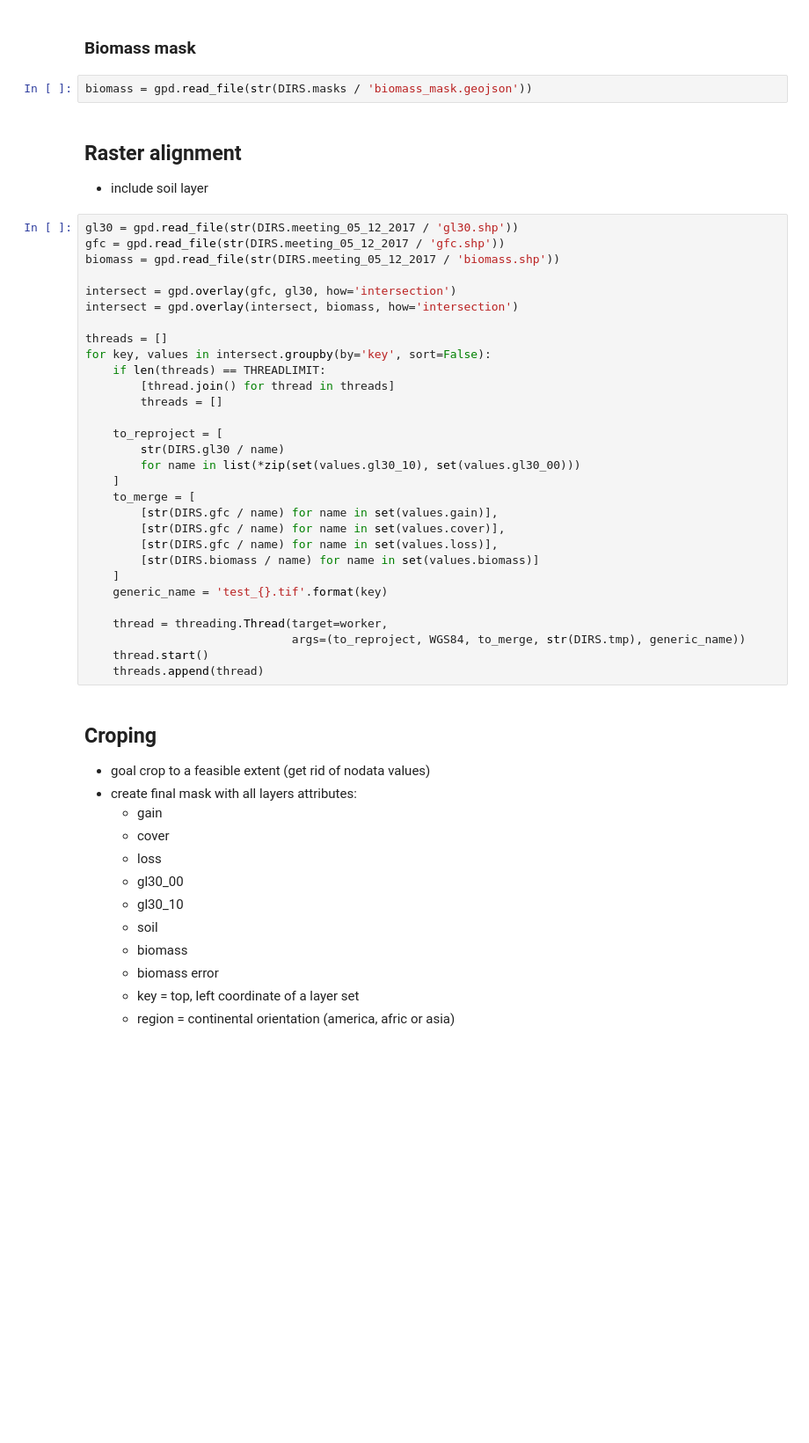
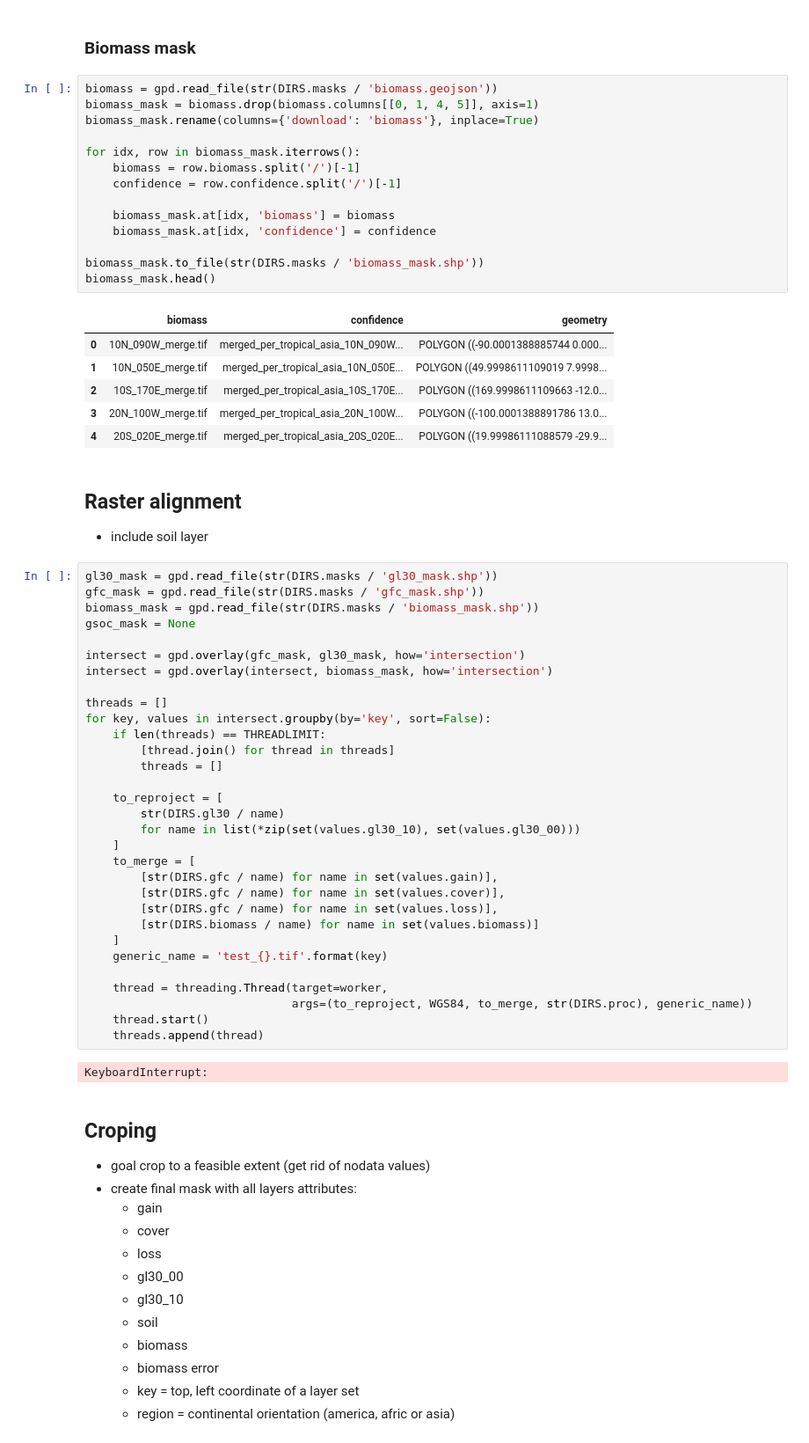
Before and after one commit to l5d1l5/tropicly, a Jupyter notebook: 3 Preprocessing.ipynb, the cells around one changed output. Shown: that part at 88% size. Cells and saved outputs as stored; diff of their text form; blank space fills up the shorter version.

Commit message:
Update biomass mask

```diff
--- a/3 Preprocessing.ipynb
+++ b/3 Preprocessing.ipynb
@@ -517,18 +517,38 @@ gl30_mask.head()
 | 4 | n04_05_2000lc030.tif | n04_05_2010lc030.tif | n04_05 | POLYGON ((-162.0054833302891 10.0... |
 # %% [markdown]
 ### Biomass mask
-# %%
-biomass = gpd.read_file(str(DIRS.masks / 'biomass_mask.geojson'))
+# %%
+biomass = gpd.read_file(str(DIRS.masks / 'biomass.geojson'))
+biomass_mask = biomass.drop(biomass.columns[[0, 1, 4, 5]], axis=1)
+biomass_mask.rename(columns={'download': 'biomass'}, inplace=True)
+
+for idx, row in biomass_mask.iterrows():
+    biomass = row.biomass.split('/')[-1]
+    confidence = row.confidence.split('/')[-1]
+
+    biomass_mask.at[idx, 'biomass'] = biomass
+    biomass_mask.at[idx, 'confidence'] = confidence
+
+biomass_mask.to_file(str(DIRS.masks / 'biomass_mask.shp'))
+biomass_mask.head()
+# %% [output]
+|  | biomass | confidence | geometry |
+| 0 | 10N_090W_merge.tif | merged_per_tropical_asia_10N_090W... | POLYGON ((-90.0001388885744 0.000... |
+| 1 | 10N_050E_merge.tif | merged_per_tropical_asia_10N_050E... | POLYGON ((49.9998611109019 7.9998... |
+| 2 | 10S_170E_merge.tif | merged_per_tropical_asia_10S_170E... | POLYGON ((169.9998611109663 -12.0... |
+| 3 | 20N_100W_merge.tif | merged_per_tropical_asia_20N_100W... | POLYGON ((-100.0001388891786 13.0... |
+| 4 | 20S_020E_merge.tif | merged_per_tropical_asia_20S_020E... | POLYGON ((19.99986111088579 -29.9... |
 # %% [markdown]
 ## Raster alignment
 - include soil layer
 # %%
-gl30 = gpd.read_file(str(DIRS.meeting_05_12_2017 / 'gl30.shp'))
-gfc = gpd.read_file(str(DIRS.meeting_05_12_2017 / 'gfc.shp'))
-biomass = gpd.read_file(str(DIRS.meeting_05_12_2017 / 'biomass.shp'))
+gl30_mask = gpd.read_file(str(DIRS.masks / 'gl30_mask.shp'))
+gfc_mask = gpd.read_file(str(DIRS.masks / 'gfc_mask.shp'))
+biomass_mask = gpd.read_file(str(DIRS.masks / 'biomass_mask.shp'))
+gsoc_mask = None
 
-intersect = gpd.overlay(gfc, gl30, how='intersection')
-intersect = gpd.overlay(intersect, biomass, how='intersection')
+intersect = gpd.overlay(gfc_mask, gl30_mask, how='intersection')
+intersect = gpd.overlay(intersect, biomass_mask, how='intersection')
 
 threads = []
 for key, values in intersect.groupby(by='key', sort=False):
@@ -549,9 +569,11 @@ for key, values in intersect.groupby(by='key', sort=False):
     generic_name = 'test_{}.tif'.format(key)
 
     thread = threading.Thread(target=worker,
-                              args=(to_reproject, WGS84, to_merge, str(DIRS.tmp), generic_name))
+                              args=(to_reproject, WGS84, to_merge, str(DIRS.proc), generic_name))
     thread.start()
     threads.append(thread)
+# %% [output]
+KeyboardInterrupt:
 # %% [markdown]
 ## Croping
 - goal crop to a feasible extent (get rid of nodata values)
```
